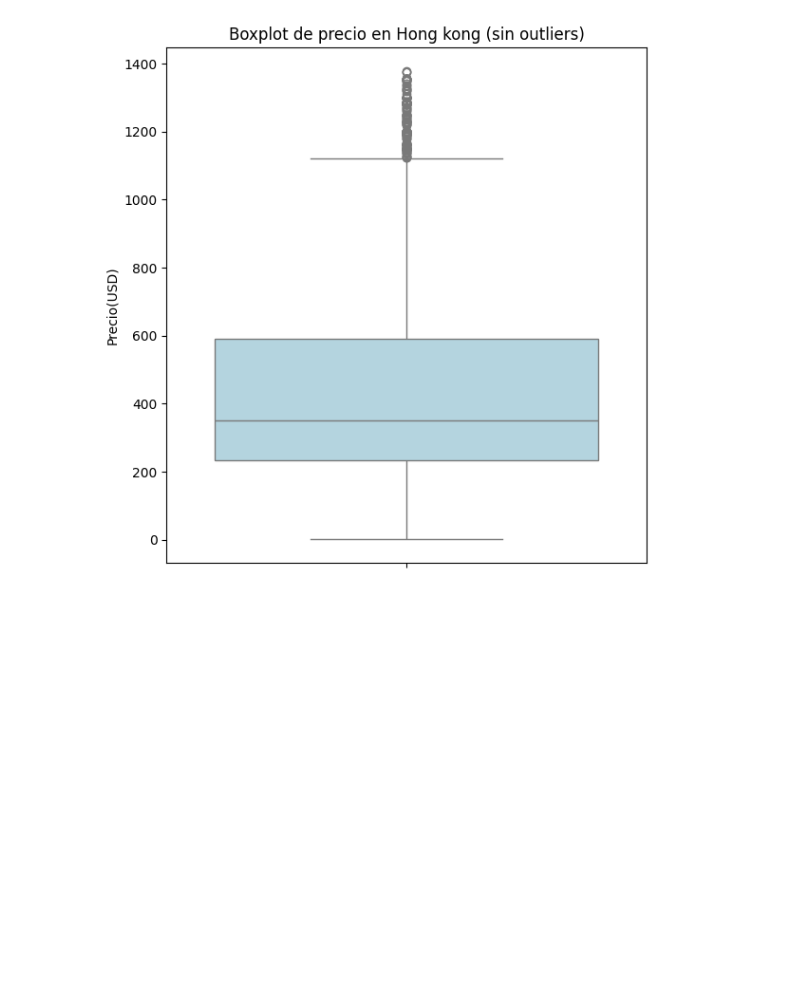
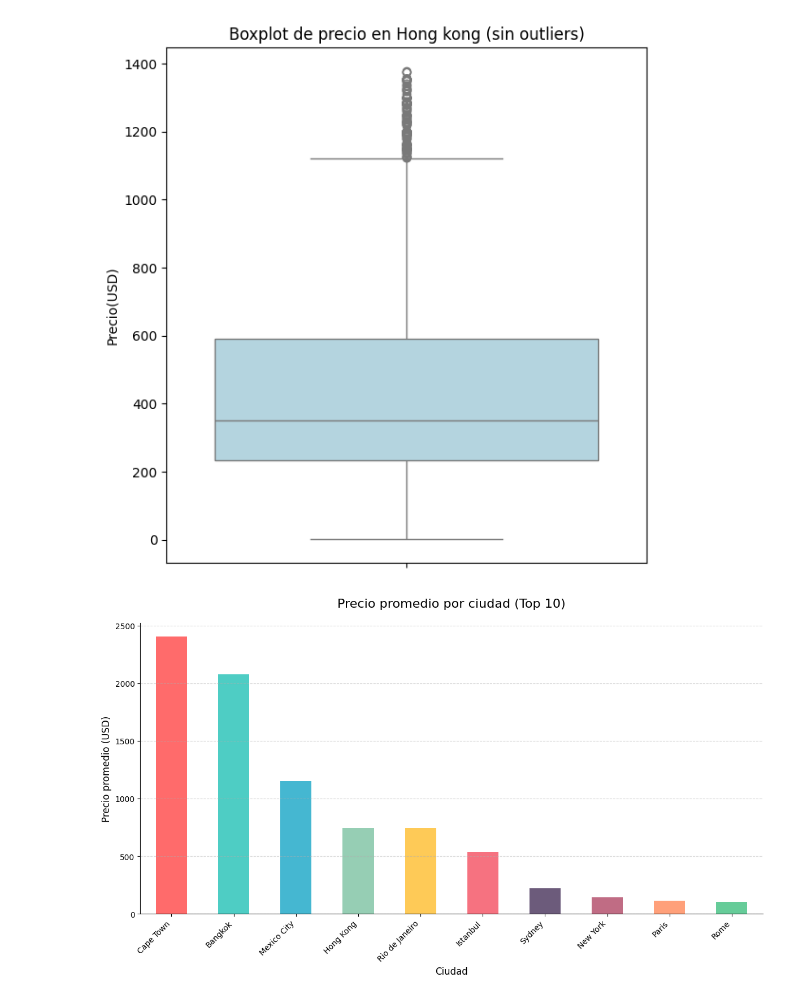
Before and after one commit to f3rn1nd1/EDA-LISTINGS, a Jupyter notebook: AirBnB_V2/2_EDA/price.ipynb, the cells around one changed output. Saved outputs shown, nothing was run; the diff lists cells and outputs as text; code cells hidden in the pictures; blank space fills up the shorter version.

```diff
--- a/AirBnB_V2/2_EDA/price.ipynb
+++ b/AirBnB_V2/2_EDA/price.ipynb
@@ -11,7 +11,7 @@ import pandas as pd
 # Cargar únicamente la columna 'price' del archivo CSV
 file_path = "../0_Dataset/Listings.csv"
 
-data = pd.read_csv(file_path, usecols=['price','city'], delimiter=',', encoding='latin-1')
+data = pd.read_csv(file_path, usecols=['price','city','host_is_superhost'], delimiter=',', encoding='latin-1')
 
 # Verificar si la columna 'price' existe en el DataFrame
 if 'price' in data.columns:
@@ -1967,3 +1967,36 @@ plt.tight_layout()
 plt.show()
 # %% [output]
 [figure]
+# %%
+import pandas as pd
+import matplotlib.pyplot as plt
+
+# Filtrar datos válidos
+data_valida = data[['city', 'price']].dropna()
+data_valida = data_valida[data_valida['price'] > 0]
+
+# Seleccionar top 10 ciudades con más alojamientos
+top_ciudades = data_valida['city'].value_counts().head(10).index
+data_filtrada = data_valida[data_valida['city'].isin(top_ciudades)]
+
+# Calcular precio promedio por ciudad
+precio_por_ciudad = data_filtrada.groupby('city')['price'].mean().sort_values(ascending=False)
+
+# Graficar
+colores = ['#FF6B6B', '#4ECDC4', '#45B7D1', '#96CEB4', '#FECA57',
+           '#F67280', '#6C5B7B', '#C06C84', '#FFA07A', '#66CC99']
+
+plt.figure(figsize=(12, 7))
+ax = precio_por_ciudad.plot(kind='bar', color=colores)
+
+plt.title("Precio promedio por ciudad (Top 10)", fontsize=16, pad=20)
+plt.ylabel("Precio promedio (USD)", fontsize=12)
+plt.xlabel("Ciudad", fontsize=12)
+plt.xticks(rotation=45, ha='right')
+ax.yaxis.grid(True, linestyle='--', alpha=0.5)
+ax.spines['top'].set_visible(False)
+ax.spines['right'].set_visible(False)
+plt.tight_layout()
+plt.show()
+# %% [output]
+[figure, added]
```
Also changed, not shown: parts of 1 cell of this notebook, 11 other files.
